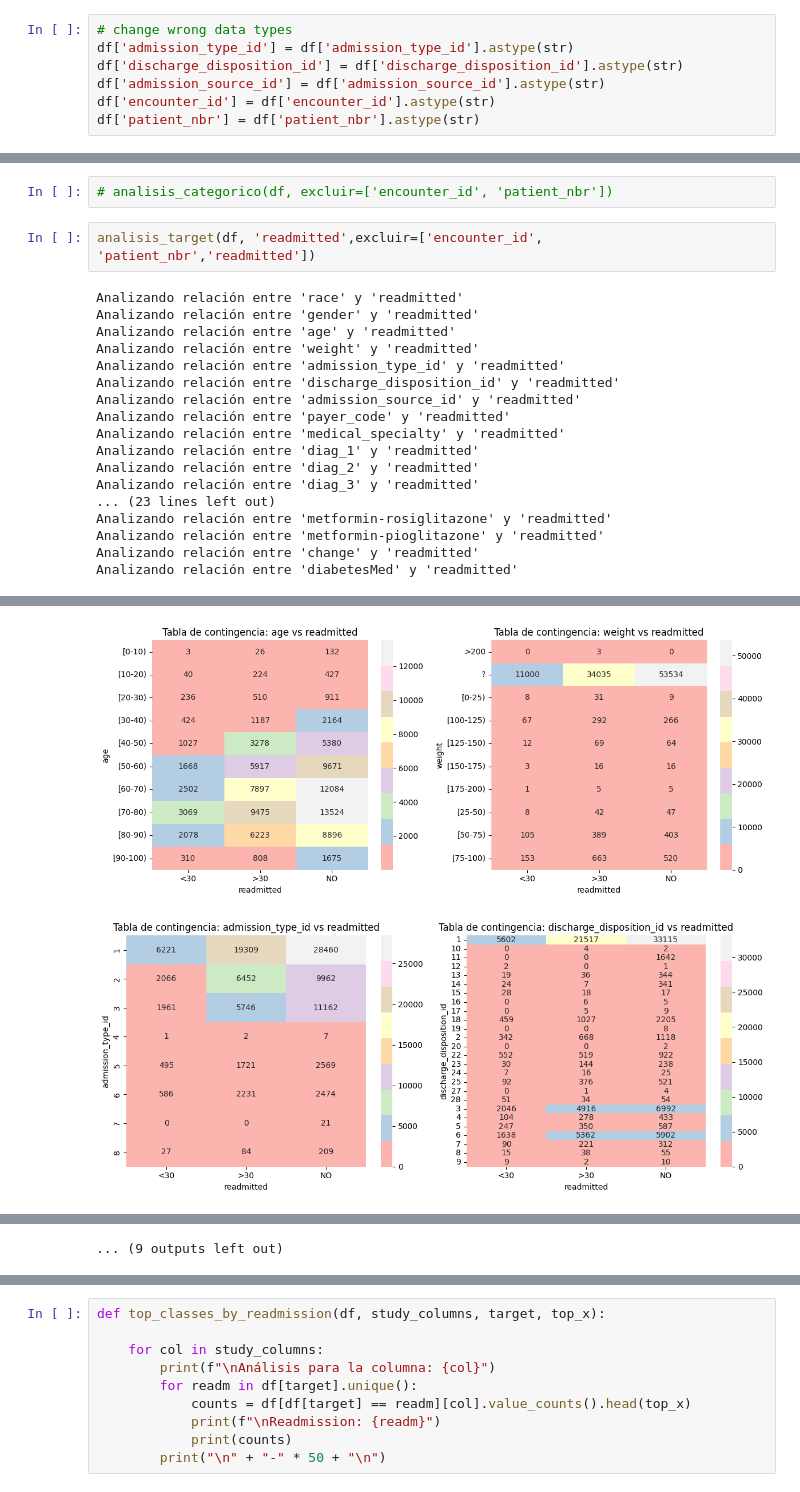
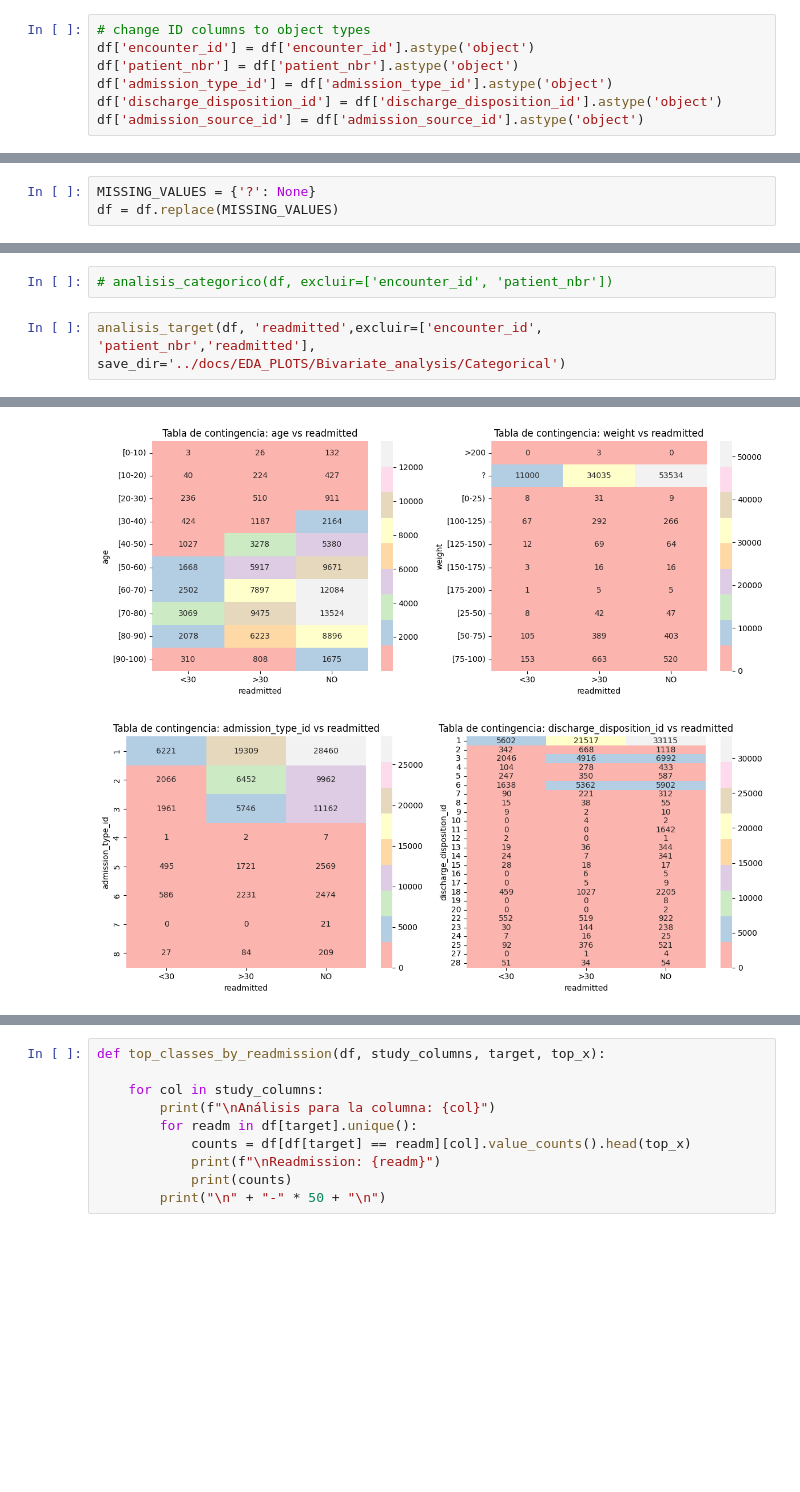
Before and after one commit to FLOOREES/IDSS-for-Diabetes-Readmission-Prediction, a Jupyter notebook: notebooks/EDA.ipynb, the cells around one changed output, grey strips where cells are left out. Cells and saved outputs as stored; diff of their text form; blank space fills up the shorter version.

```diff
--- a/notebooks/EDA.ipynb
+++ b/notebooks/EDA.ipynb
@@ -101,9 +60,9 @@ cambiar ID a objetos y no numeros
 # %%
-# change wrong data types
-df['admission_type_id'] = df['admission_type_id'].astype(str)
-df['discharge_disposition_id'] = df['discharge_disposition_id'].astype(str)
-df['admission_source_id'] = df['admission_source_id'].astype(str)
-df['encounter_id'] = df['encounter_id'].astype(str)
-df['patient_nbr'] = df['patient_nbr'].astype(str)
+# change ID columns to object types
+df['encounter_id'] = df['encounter_id'].astype('object')
+df['patient_nbr'] = df['patient_nbr'].astype('object')
+df['admission_type_id'] = df['admission_type_id'].astype('object')
+df['discharge_disposition_id'] = df['discharge_disposition_id'].astype('object')
+df['admission_source_id'] = df['admission_source_id'].astype('object')
 # %%
 df.describe()
@@ -202,0 +134,3 @@ univariate_analysis_grid(df)
+# %%
+MISSING_VALUES = {'?': None}
+df = df.replace(MISSING_VALUES)
@@ -373,25 +408,8 @@ matriz_correlacion(df)
 # %%
 # analisis_categorico(df, excluir=['encounter_id', 'patient_nbr'])
 # %%
-analisis_target(df, 'readmitted',excluir=['encounter_id', 'patient_nbr','readmitted'])
+analisis_target(df, 'readmitted',excluir=['encounter_id', 'patient_nbr','readmitted'], save_dir='../docs/EDA_PLOTS/Bivariate_analysis/Categorical')
 # %% [output]
-Analizando relación entre 'race' y 'readmitted'
-Analizando relación entre 'gender' y 'readmitted'
-Analizando relación entre 'age' y 'readmitted'
-Analizando relación entre 'weight' y 'readmitted'
-Analizando relación entre 'admission_type_id' y 'readmitted'
-Analizando relación entre 'discharge_disposition_id' y 'readmitted'
-Analizando relación entre 'admission_source_id' y 'readmitted'
-Analizando relación entre 'payer_code' y 'readmitted'
-Analizando relación entre 'medical_specialty' y 'readmitted'
-Analizando relación entre 'diag_1' y 'readmitted'
-Analizando relación entre 'diag_2' y 'readmitted'
-Analizando relación entre 'diag_3' y 'readmitted'
-... (23 lines left out)
-Analizando relación entre 'metformin-rosiglitazone' y 'readmitted'
-Analizando relación entre 'metformin-pioglitazone' y 'readmitted'
-Analizando relación entre 'change' y 'readmitted'
-Analizando relación entre 'diabetesMed' y 'readmitted'
 [figure]
 [figure]
-[figure, old version]
+[figure, new version]
@@ -403,4 +421,3 @@ Analizando relación entre 'diabetesMed' y 'readmitted'
 [figure]
 [figure]
 [figure]
-... (9 outputs left out)
```
Also changed, not shown: parts of 28 cells of this notebook.
